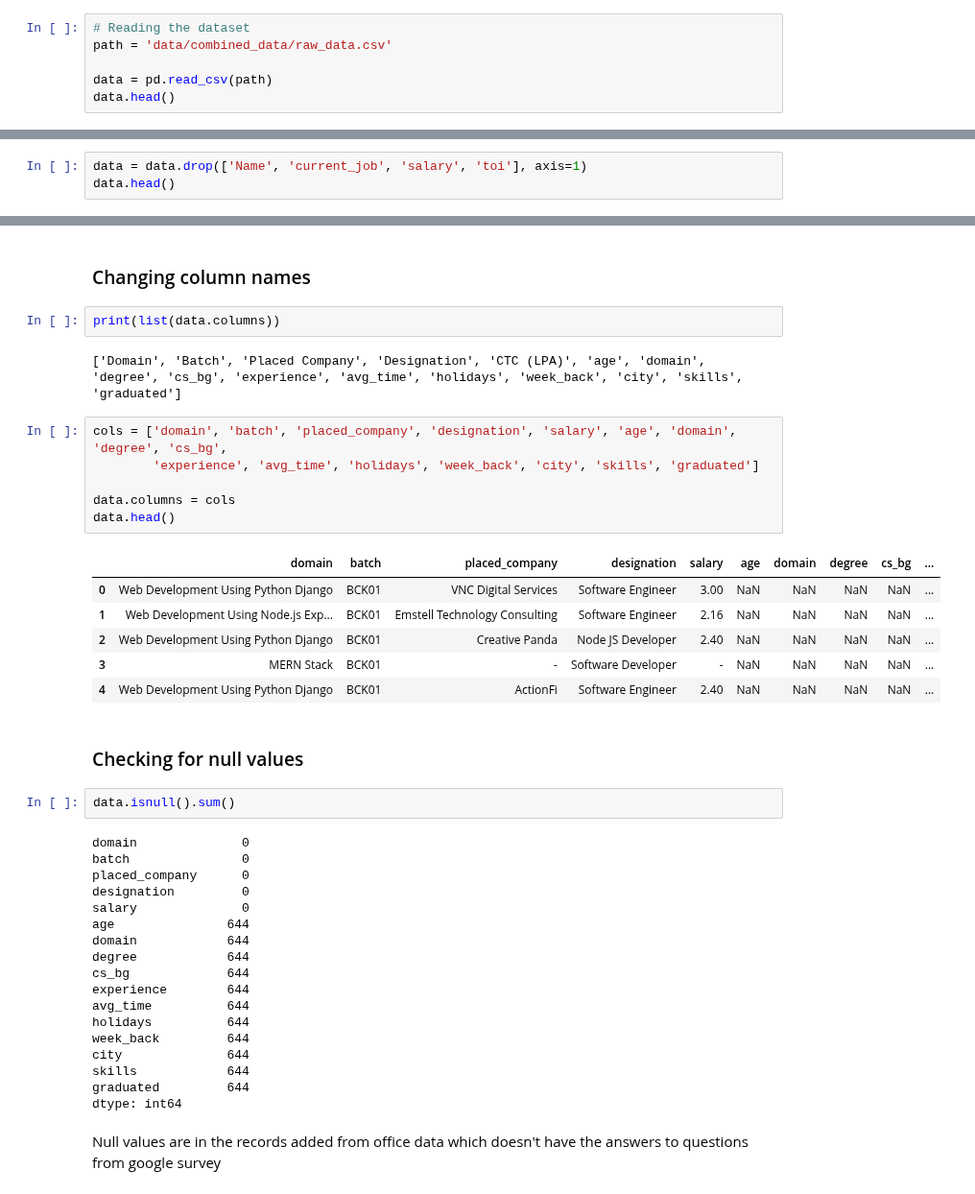
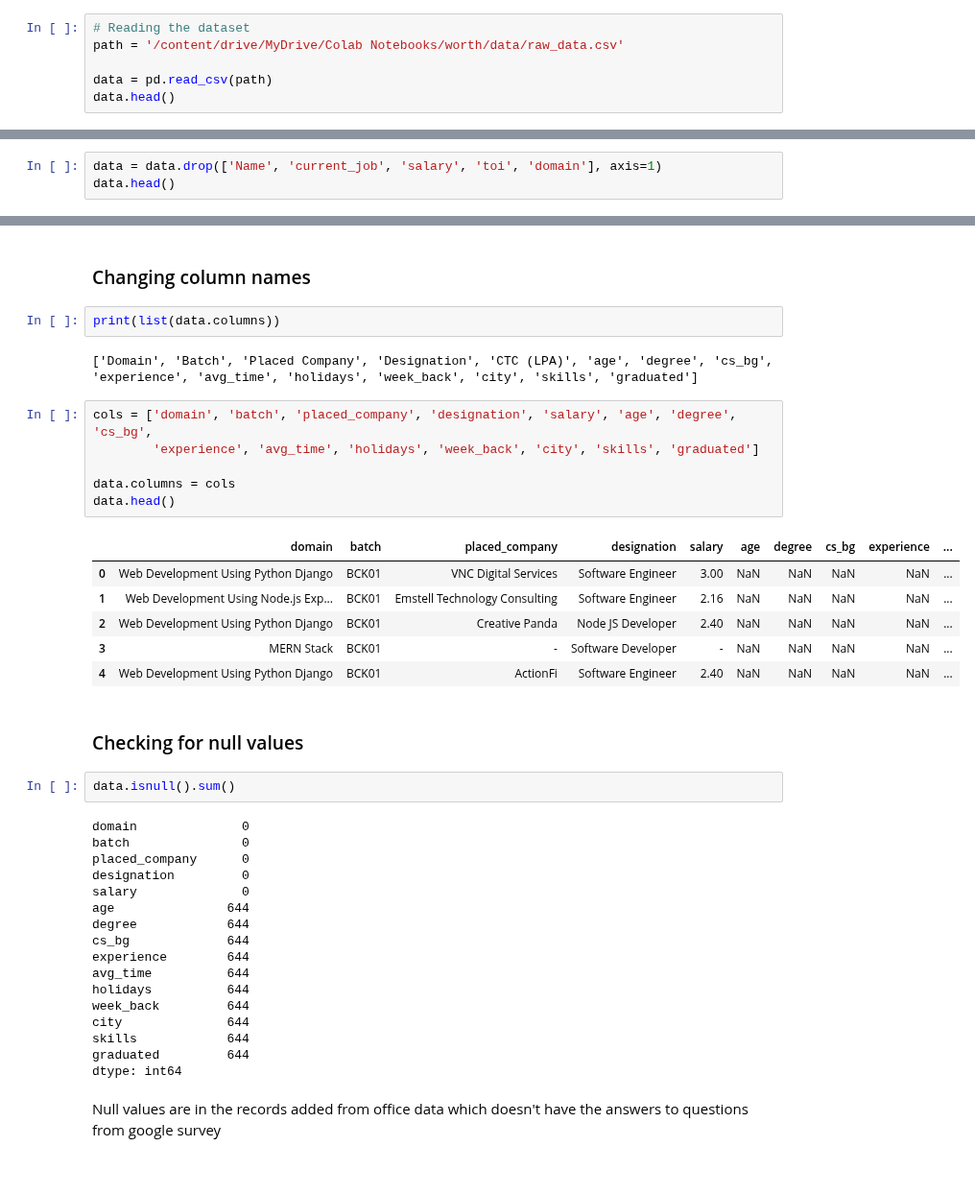
Before and after one commit to mubarakmayyeri/worth-machine-learning, a Jupyter notebook: 2_data_cleaning/cleaning_feature_engineering.ipynb, the cells around one changed output, grey strips where cells are left out. Shown at 96% size. Cells and saved outputs as stored; diff of their text form.

```diff
--- a/2_data_cleaning/cleaning_feature_engineering.ipynb
+++ b/2_data_cleaning/cleaning_feature_engineering.ipynb
@@ -9,7 +14,7 @@ import seaborn as sns
 import re
 # %%
 # Reading the dataset
-path = 'data/combined_data/raw_data.csv'
+path = '/content/drive/MyDrive/Colab Notebooks/worth/data/raw_data.csv'
 
 data = pd.read_csv(path)
 data.head()
@@ -80,6 +85,6 @@ In the combined records there is significant difference in salary from office_da
 # %% [markdown]
 ### Removing unecessary columns
 # %%
-data = data.drop(['Name', 'current_job', 'salary', 'toi'], axis=1)
+data = data.drop(['Name', 'current_job', 'salary', 'toi', 'domain'], axis=1)
 data.head()
 # %% [output]
@@ -99,15 +104,15 @@ data.head()
 # %%
 print(list(data.columns))
 # %% [output]
-['Domain', 'Batch', 'Placed Company', 'Designation', 'CTC (LPA)', 'age', 'domain', 'degree', 'cs_bg', 'experience', 'avg_time', 'holidays', 'week_back', 'city', 'skills', 'graduated']
+['Domain', 'Batch', 'Placed Company', 'Designation', 'CTC (LPA)', 'age', 'degree', 'cs_bg', 'experience', 'avg_time', 'holidays', 'week_back', 'city', 'skills', 'graduated']
 # %%
-cols = ['domain', 'batch', 'placed_company', 'designation', 'salary', 'age', 'domain', 'degree', 'cs_bg',
+cols = ['domain', 'batch', 'placed_company', 'designation', 'salary', 'age', 'degree', 'cs_bg',
         'experience', 'avg_time', 'holidays', 'week_back', 'city', 'skills', 'graduated']
 
 data.columns = cols
 data.head()
 # %% [output]
-|  | domain | batch | placed_company | designation | salary | age | domain | degree | cs_bg | ... |
+|  | domain | batch | placed_company | designation | salary | age | degree | cs_bg | experience | ... |
 | 0 | Web Development Using Python Django | BCK01 | VNC Digital Services | Software Engineer | 3.00 | NaN | NaN | NaN | NaN | ... |
 | 1 | Web Development Using Node.js Exp... | BCK01 | Emstell Technology Consulting | Software Engineer | 2.16 | NaN | NaN | NaN | NaN | ... |
 | 2 | Web Development Using Python Django | BCK01 | Creative Panda | Node JS Developer | 2.40 | NaN | NaN | NaN | NaN | ... |
@@ -124,7 +129,6 @@ placed_company      0
 designation         0
 salary              0
 age               644
-domain            644
 degree            644
 cs_bg             644
 experience        644
```
Also changed, not shown: parts of 15 cells of this notebook, 5 other files.
